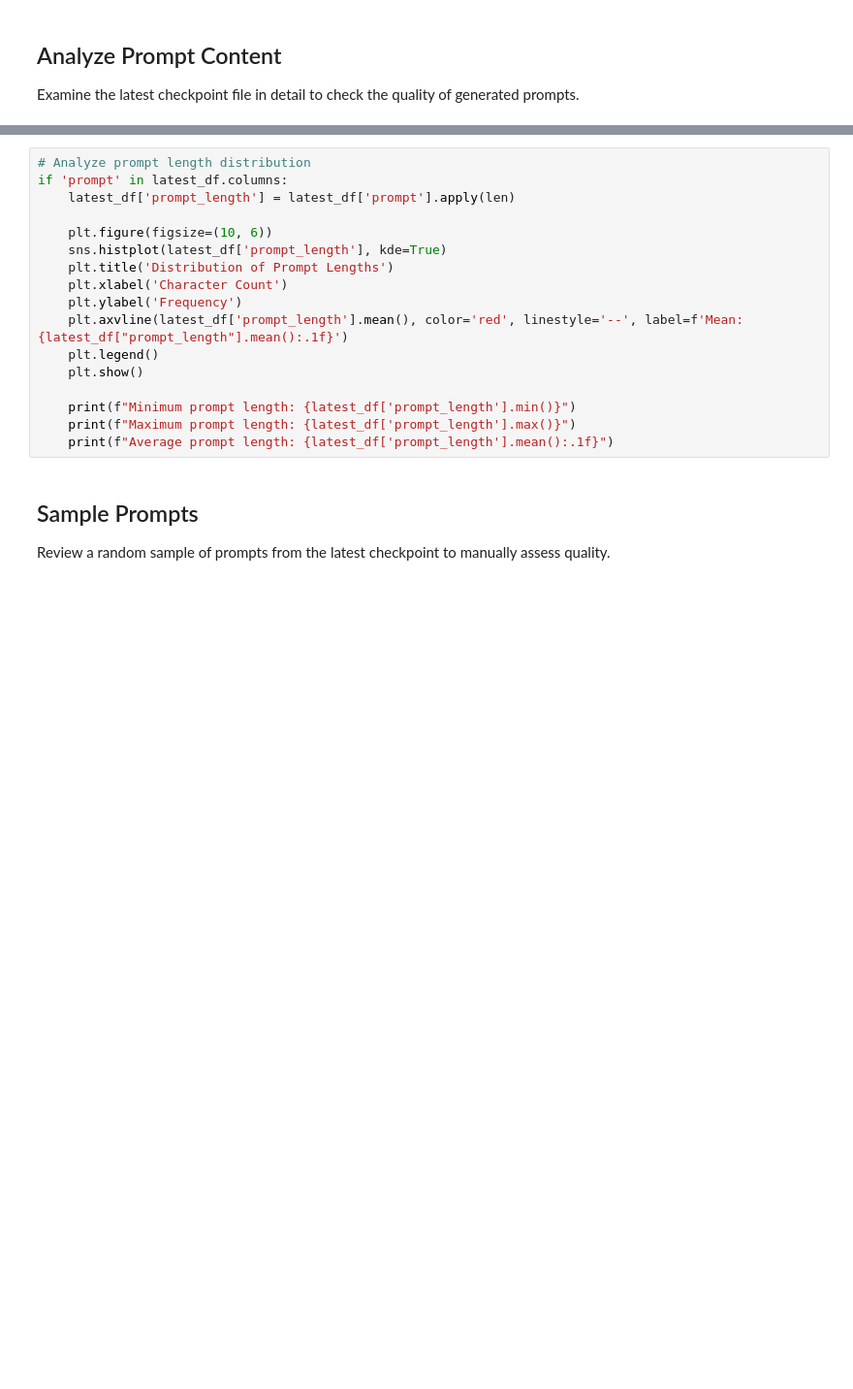
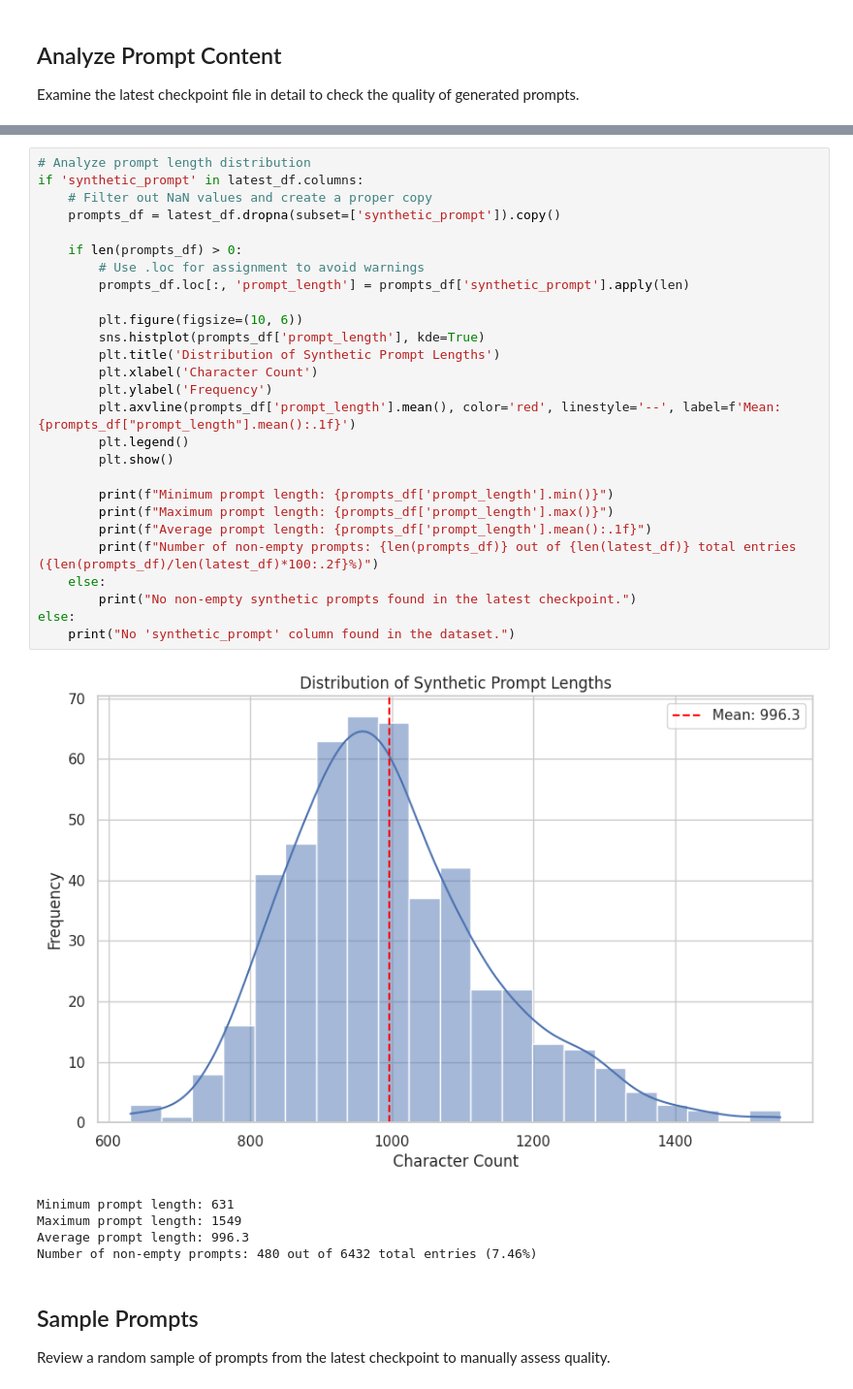
Before and after one commit to SebastianNagl/CourtPressGER, a Jupyter notebook: notebooks/snapshot_check.ipynb, the cells around one changed output, grey strips where cells are left out. Shown at 97% size. Cells and saved outputs as stored; diff of their text form; blank space fills up the shorter version.

```diff
--- a/notebooks/snapshot_check.ipynb
+++ b/notebooks/snapshot_check.ipynb
@@ -102,20 +169,36 @@ latest_df.head()
 # %%
 # Analyze prompt length distribution
-if 'prompt' in latest_df.columns:
-    latest_df['prompt_length'] = latest_df['prompt'].apply(len)
+if 'synthetic_prompt' in latest_df.columns:
+    # Filter out NaN values and create a proper copy
+    prompts_df = latest_df.dropna(subset=['synthetic_prompt']).copy()
 
-    plt.figure(figsize=(10, 6))
-    sns.histplot(latest_df['prompt_length'], kde=True)
-    plt.title('Distribution of Prompt Lengths')
-    plt.xlabel('Character Count')
-    plt.ylabel('Frequency')
-    plt.axvline(latest_df['prompt_length'].mean(), color='red', linestyle='--', label=f'Mean: {latest_df["prompt_length"].mean():.1f}')
-    plt.legend()
-    plt.show()
+    if len(prompts_df) > 0:
+        # Use .loc for assignment to avoid warnings
+        prompts_df.loc[:, 'prompt_length'] = prompts_df['synthetic_prompt'].apply(len)
 
-    print(f"Minimum prompt length: {latest_df['prompt_length'].min()}")
-    print(f"Maximum prompt length: {latest_df['prompt_length'].max()}")
-    print(f"Average prompt length: {latest_df['prompt_length'].mean():.1f}")
+        plt.figure(figsize=(10, 6))
+        sns.histplot(prompts_df['prompt_length'], kde=True)
+        plt.title('Distribution of Synthetic Prompt Lengths')
+        plt.xlabel('Character Count')
+        plt.ylabel('Frequency')
+        plt.axvline(prompts_df['prompt_length'].mean(), color='red', linestyle='--', label=f'Mean: {prompts_df["prompt_length"].mean():.1f}')
+        plt.legend()
+        plt.show()
+
+        print(f"Minimum prompt length: {prompts_df['prompt_length'].min()}")
+        print(f"Maximum prompt length: {prompts_df['prompt_length'].max()}")
+        print(f"Average prompt length: {prompts_df['prompt_length'].mean():.1f}")
+        print(f"Number of non-empty prompts: {len(prompts_df)} out of {len(latest_df)} total entries ({len(prompts_df)/len(latest_df)*100:.2f}%)")
+    else:
+        print("No non-empty synthetic prompts found in the latest checkpoint.")
+else:
+    print("No 'synthetic_prompt' column found in the dataset.")
+# %% [output]
+[figure, added]
+Minimum prompt length: 631
+Maximum prompt length: 1549
+Average prompt length: 996.3
+Number of non-empty prompts: 480 out of 6432 total entries (7.46%)
 # %% [markdown]
 ## Sample Prompts
 
```
Also changed, not shown: parts of 10 cells of this notebook.
